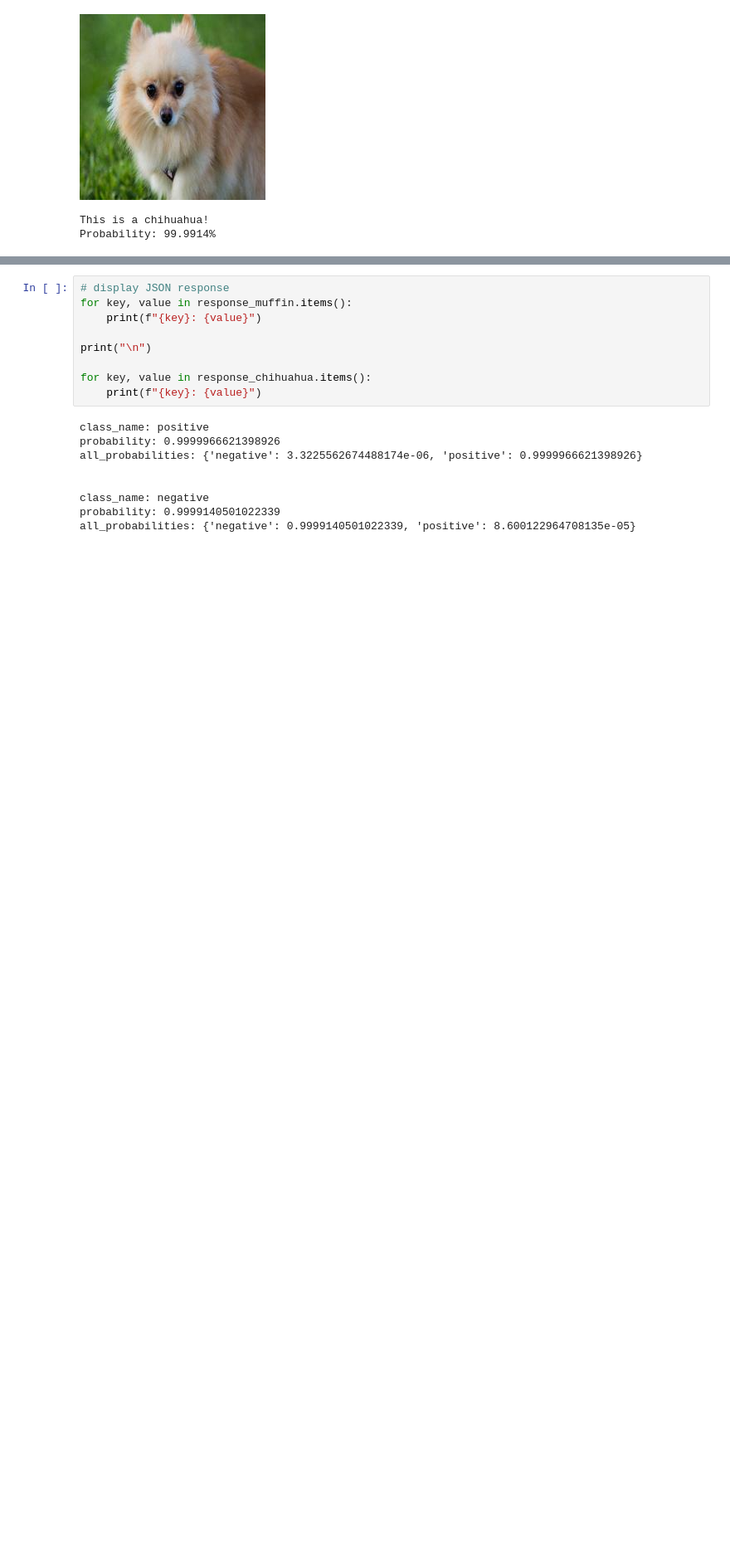
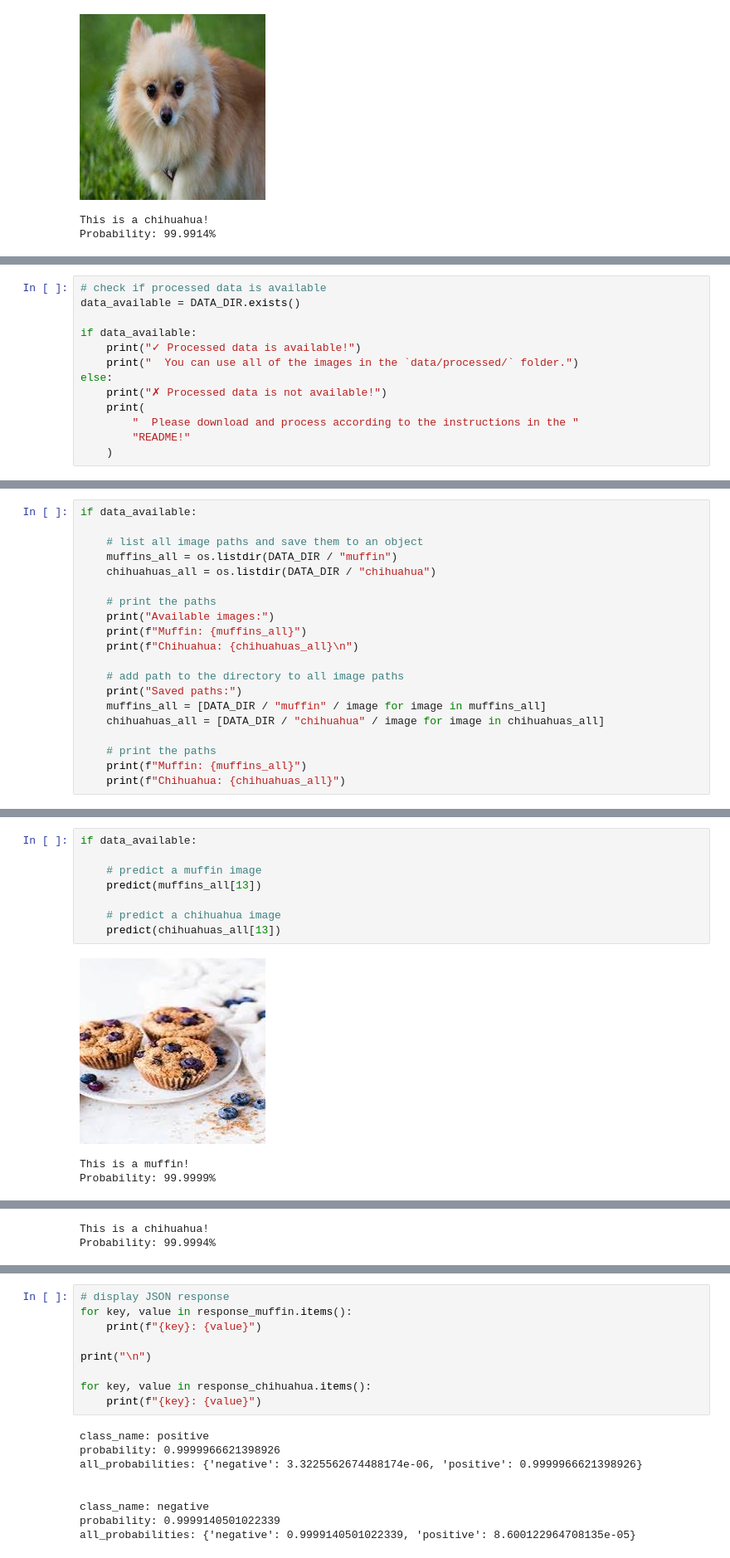
Before and after one commit to fabianjkrueger/muffin_vs_chihuahua, a Jupyter notebook: notebooks/test_api.ipynb, the cells around one changed output, grey strips where cells are left out. Shown at 83% size. Cells and saved outputs as stored; diff of their text form; blank space fills up the shorter version.

Commit message:
Improved notebook for using API by adding functions to upload own images

```diff
--- a/notebooks/test_api.ipynb
+++ b/notebooks/test_api.ipynb
@@ -112,0 +216,13 @@ This is how you can have a look at the raw JSON response:
+# %%
+# check if processed data is available
+data_available = DATA_DIR.exists()
+
+if data_available:
+    print("✓ Processed data is available!")
+    print("  You can use all of the images in the `data/processed/` folder.")
+else:
+    print("✗ Processed data is not available!")
+    print(
+        "  Please download and process according to the instructions in the "
+        "README!"
+    )
@@ -112,0 +235,20 @@ This is how you can have a look at the raw JSON response:
+# %%
+if data_available:
+
+    # list all image paths and save them to an object
+    muffins_all = os.listdir(DATA_DIR / "muffin")
+    chihuahuas_all = os.listdir(DATA_DIR / "chihuahua")
+
+    # print the paths
+    print("Available images:")
+    print(f"Muffin: {muffins_all}")
+    print(f"Chihuahua: {chihuahuas_all}\n")
+
+    # add path to the directory to all image paths
+    print("Saved paths:")
+    muffins_all = [DATA_DIR / "muffin" / image for image in muffins_all]
+    chihuahuas_all = [DATA_DIR / "chihuahua" / image for image in chihuahuas_all]
+
+    # print the paths
+    print(f"Muffin: {muffins_all}")
+    print(f"Chihuahua: {chihuahuas_all}")
@@ -112,0 +267,12 @@ This is how you can have a look at the raw JSON response:
+# %%
+if data_available:
+
+    # predict a muffin image
+    predict(muffins_all[13])
+
+    # predict a chihuahua image
+    predict(chihuahuas_all[13])
+# %% [output]
+[figure, added]
+This is a muffin!
+Probability: 99.9999%
@@ -112,0 +280,2 @@ This is how you can have a look at the raw JSON response:
+This is a chihuahua!
+Probability: 99.9994%
```
Also changed, not shown: parts of 25 cells of this notebook, 1 other file.
